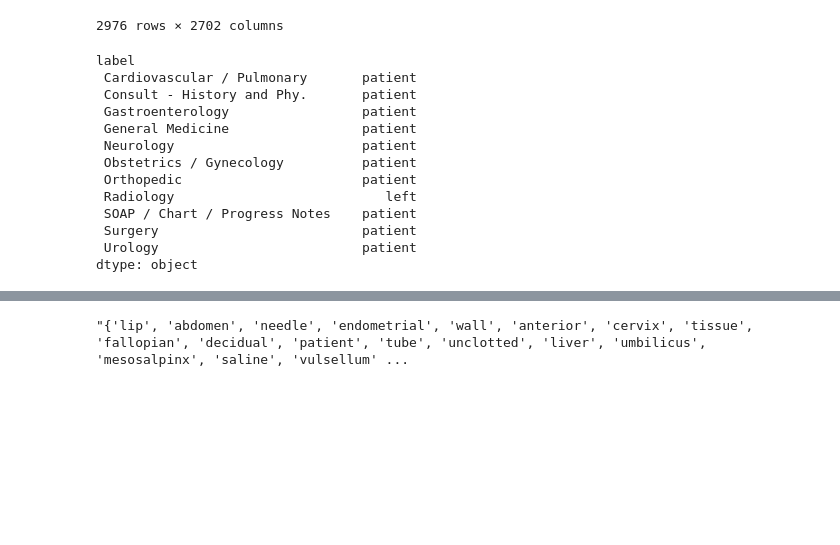
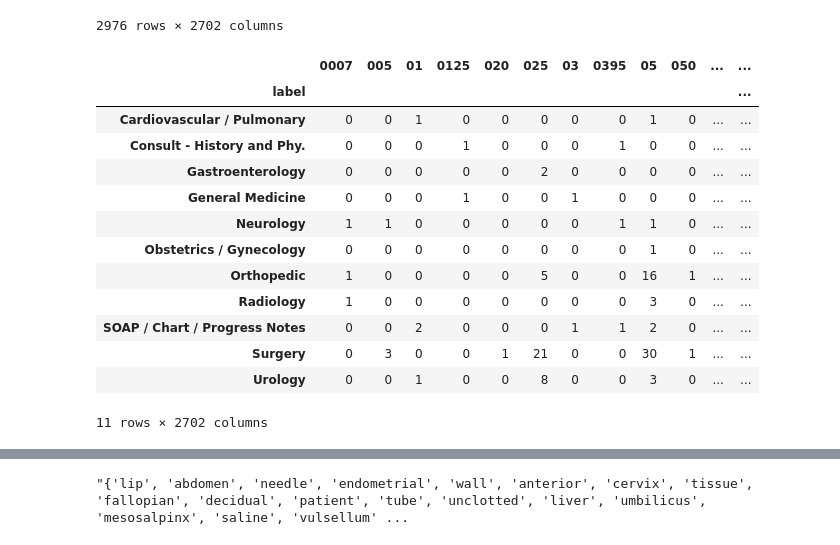
Before and after one commit to Tara-Sophia/NLP_Masterthesis, a Jupyter notebook: notebooks/04-hp-lr-pipeline-lime.ipynb, the cells around one changed output, grey strips where cells are left out. Cells and saved outputs as stored; diff of their text form; code cells hidden in the pictures; blank space fills up the shorter version.

```diff
--- a/notebooks/04-hp-lr-pipeline-lime.ipynb
+++ b/notebooks/04-hp-lr-pipeline-lime.ipynb
@@ -101,23 +112,20 @@ df_test_X_vec
 # %%
 # join df_label and df_test_X_vec on index
 df = df_test_X_vec.join(df_label)
-# name last column 'label'
-df.columns.values[-1] = 'label'
 # group by label and show which columns appear the most in each label
 df.groupby('label').sum()
-# per label show the top 5 columns with the highest sum
-df.groupby('label').sum().idxmax(axis=1)
 # %% [output]
+|  | 0007 | 005 | 01 | 0125 | 020 | 025 | 03 | 0395 | 05 | 050 | ... | ... |
+| label |  |  |  |  |  |  |  |  |  |  |  | ... |
+| Cardiovascular / Pulmonary | 0 | 0 | 1 | 0 | 0 | 0 | 0 | 0 | 1 | 0 | ... | ... |
+| Consult - History and Phy. | 0 | 0 | 0 | 1 | 0 | 0 | 0 | 1 | 0 | 0 | ... | ... |
+| Gastroenterology | 0 | 0 | 0 | 0 | 0 | 2 | 0 | 0 | 0 | 0 | ... | ... |
+| General Medicine | 0 | 0 | 0 | 1 | 0 | 0 | 1 | 0 | 0 | 0 | ... | ... |
+| Neurology | 1 | 1 | 0 | 0 | 0 | 0 | 0 | 1 | 1 | 0 | ... | ... |
+| Obstetrics / Gynecology | 0 | 0 | 0 | 0 | 0 | 0 | 0 | 0 | 1 | 0 | ... | ... |
+| Orthopedic | 1 | 0 | 0 | 0 | 0 | 5 | 0 | 0 | 16 | 1 | ... | ... |
+| Radiology | 1 | 0 | 0 | 0 | 0 | 0 | 0 | 0 | 3 | 0 | ... | ... |
+| SOAP / Chart / Progress Notes | 0 | 0 | 2 | 0 | 0 | 0 | 1 | 1 | 2 | 0 | ... | ... |
+| Surgery | 0 | 3 | 0 | 0 | 1 | 21 | 0 | 0 | 30 | 1 | ... | ... |
+| Urology | 0 | 0 | 1 | 0 | 0 | 8 | 0 | 0 | 3 | 0 | ... | ... |
-label
- Cardiovascular / Pulmonary       patient
- Consult - History and Phy.       patient
- Gastroenterology                 patient
- General Medicine                 patient
- Neurology                        patient
- Obstetrics / Gynecology          patient
- Orthopedic                       patient
- Radiology                           left
- SOAP / Chart / Progress Notes    patient
- Surgery                          patient
- Urology                          patient
-dtype: object
+11 rows × 2702 columns
```
Also changed, not shown: parts of 21 cells of this notebook.
